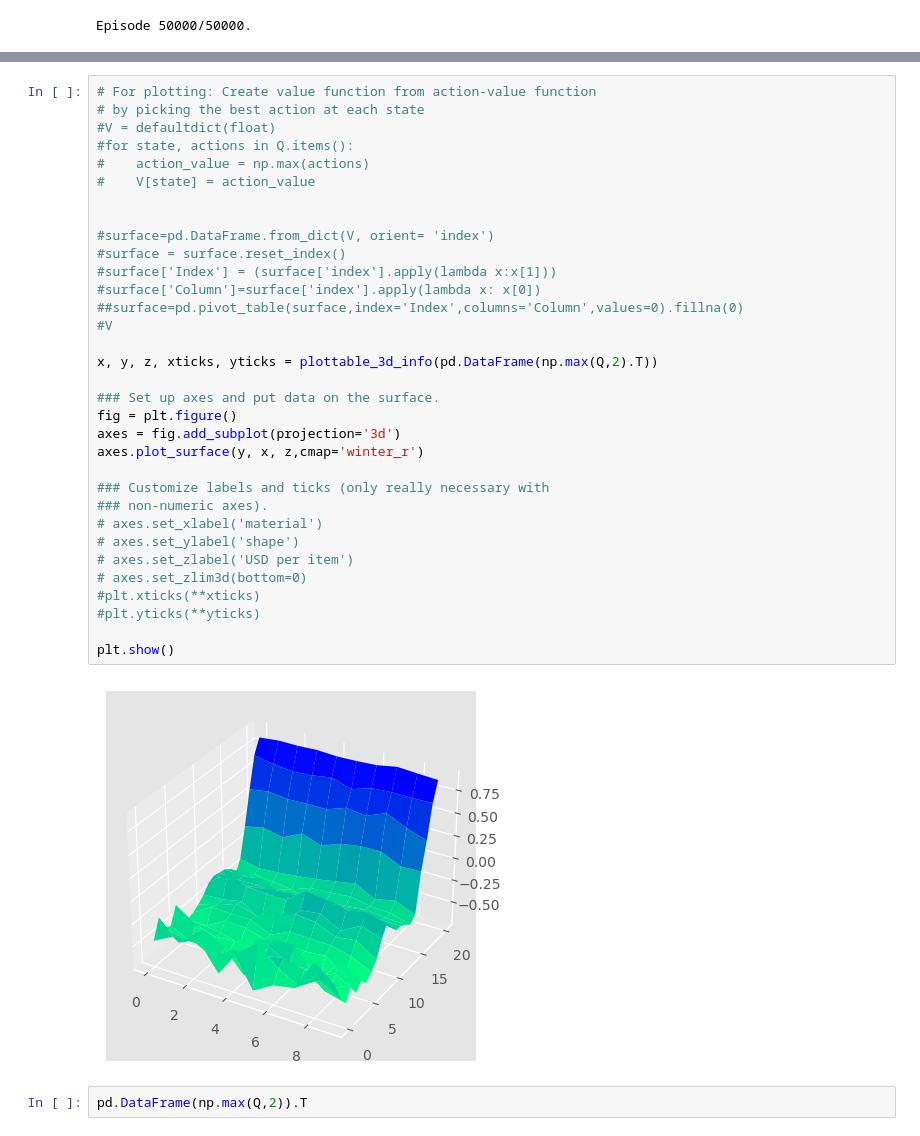
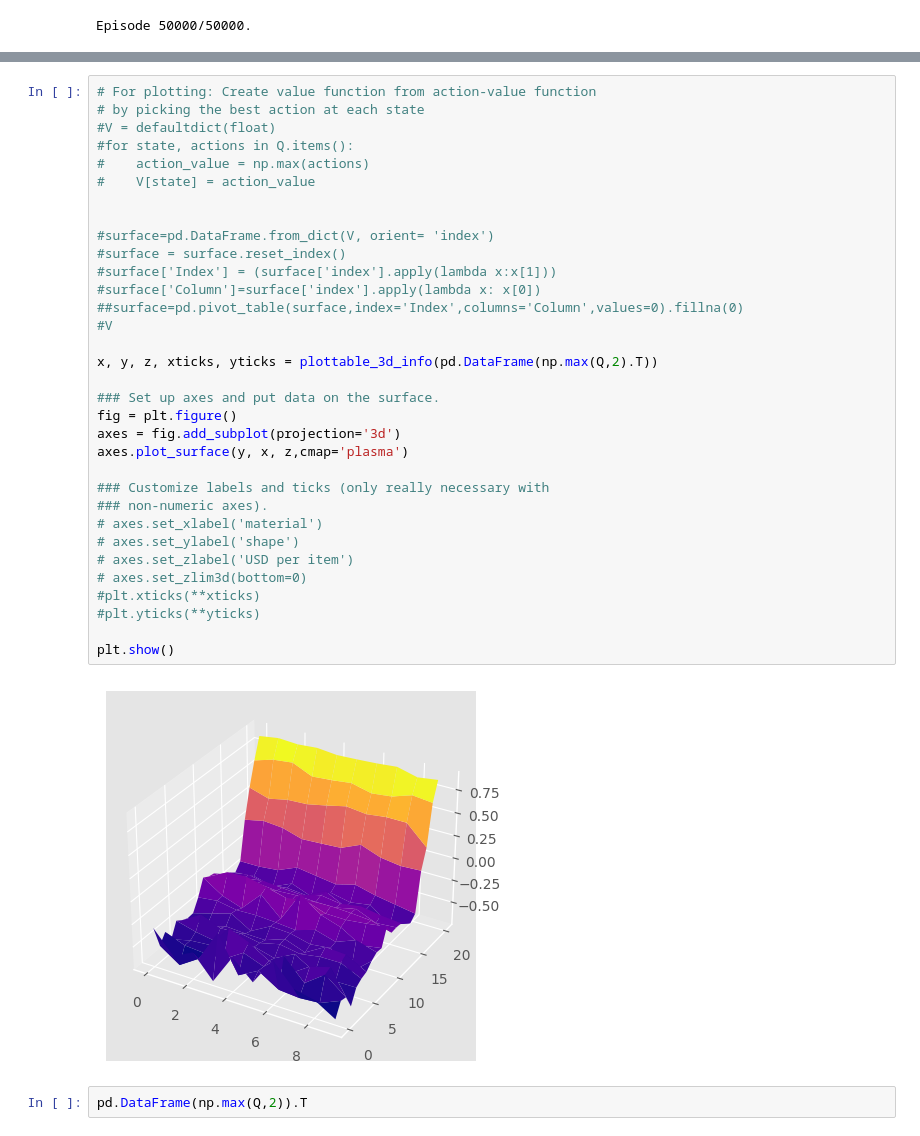
Before and after one commit to ScottWarnke27/RLcourse, a Jupyter notebook: HW3_blackjack/examplefromtheweb.ipynb, the cells around one changed output, grey strips where cells are left out. Cells and saved outputs as stored; diff of their text form.

```diff
--- a/HW3_blackjack/examplefromtheweb.ipynb
+++ b/HW3_blackjack/examplefromtheweb.ipynb
@@ -172,35 +179,35 @@ array([[-1.        ,  0.        ],
 #V = defaultdict(float)
 #for state, actions in Q.items():
 #    action_value = np.max(actions)
 #    V[state] = action_value
 
 
 #surface=pd.DataFrame.from_dict(V, orient= 'index')
 #surface = surface.reset_index()
 #surface['Index'] = (surface['index'].apply(lambda x:x[1]))
 #surface['Column']=surface['index'].apply(lambda x: x[0])
 ##surface=pd.pivot_table(surface,index='Index',columns='Column',values=0).fillna(0)
 #V
 
 x, y, z, xticks, yticks = plottable_3d_info(pd.DataFrame(np.max(Q,2).T))
 
 ### Set up axes and put data on the surface.
 fig = plt.figure()
 axes = fig.add_subplot(projection='3d')
-axes.plot_surface(y, x, z,cmap='winter_r')
+axes.plot_surface(y, x, z,cmap='plasma')
 
 ### Customize labels and ticks (only really necessary with
 ### non-numeric axes).
 # axes.set_xlabel('material')
 # axes.set_ylabel('shape')
 # axes.set_zlabel('USD per item')
 # axes.set_zlim3d(bottom=0)
 #plt.xticks(**xticks)
 #plt.yticks(**yticks)
 
 plt.show()
 # %% [output]
-[figure, old version]
+[figure, new version]
 # %%
 pd.DataFrame(np.max(Q,2)).T
 # %% [output]
```
Also changed, not shown: parts of 6 cells of this notebook, 1 other file.
